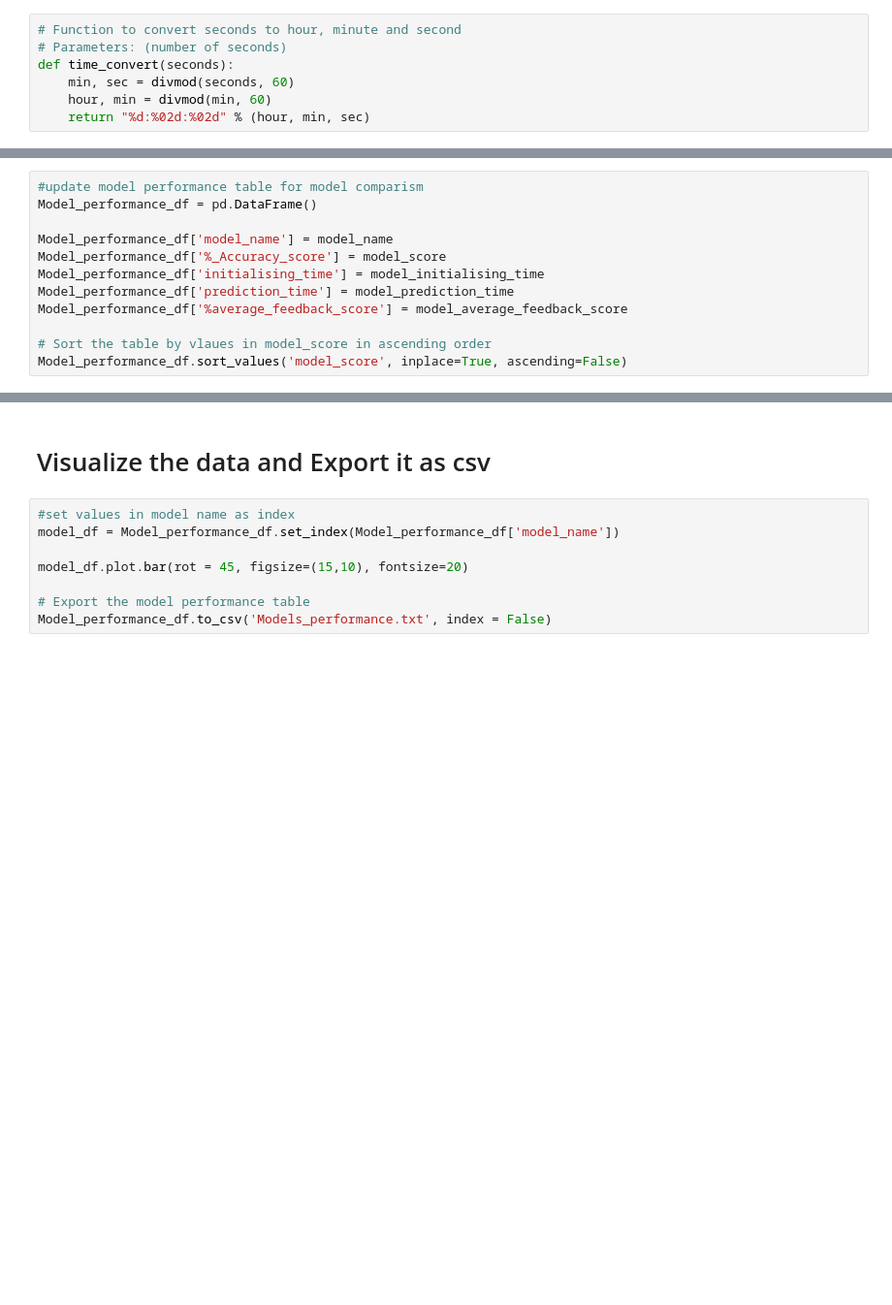
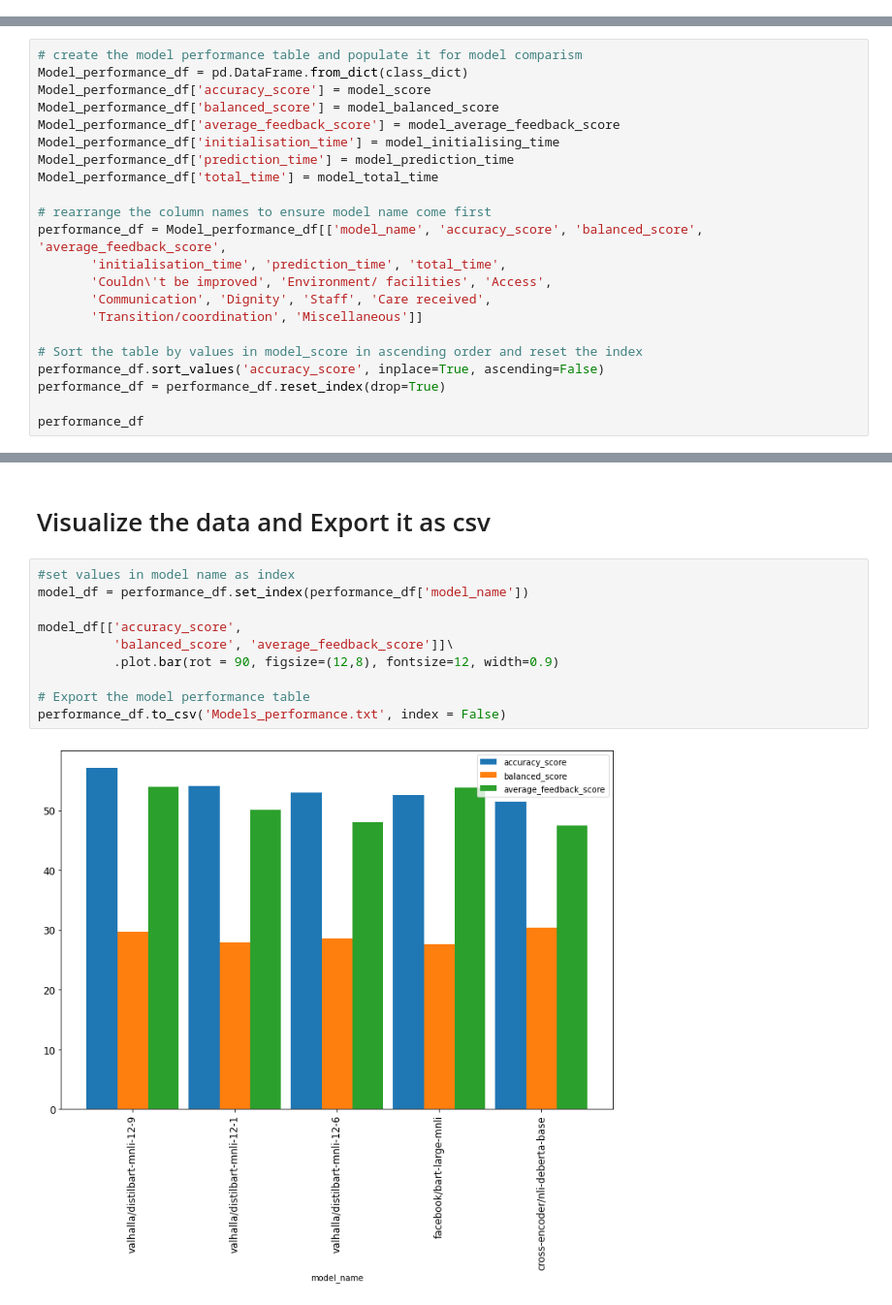
Before and after one commit to CDU-data-science-team/zero-shot, a Jupyter notebook: Patient_Feedback_with_Hugging_Transformer.ipynb, the cells around one changed output, grey strips where cells are left out. Shown: that part at 97% size. Cells and saved outputs as stored; diff of their text form; blank space fills up the shorter version.

Commit message:
Added more performance metrics and visualised them

```diff
--- a/Patient_Feedback_with_Hugging_Transformer.ipynb
+++ b/Patient_Feedback_with_Hugging_Transformer.ipynb
@@ -80,9 +154,2 @@ models = ['cross-encoder/nli-deberta-base']   #for testing the pipeline
-# %%
-# Function to convert seconds to hour, minute and second
-# Parameters: (number of seconds)
-def time_convert(seconds):
-    min, sec = divmod(seconds, 60)
-    hour, min = divmod(min, 60)
-    return "%d:%02d:%02d" % (hour, min, sec)
 # %%
 %%time
@@ -128,12 +217,22 @@ for model in models:
 # %%
-#update model performance table for model comparism
-Model_performance_df = pd.DataFrame()
+# create the model performance table and populate it for model comparism
+Model_performance_df = pd.DataFrame.from_dict(class_dict)
+Model_performance_df['accuracy_score'] = model_score
+Model_performance_df['balanced_score'] = model_balanced_score
+Model_performance_df['average_feedback_score'] = model_average_feedback_score
+Model_performance_df['initialisation_time'] = model_initialising_time
+Model_performance_df['prediction_time'] = model_prediction_time
+Model_performance_df['total_time'] = model_total_time
 
-Model_performance_df['model_name'] = model_name
-Model_performance_df['%_Accuracy_score'] = model_score
-Model_performance_df['initialising_time'] = model_initialising_time
-Model_performance_df['prediction_time'] = model_prediction_time
-Model_performance_df['%average_feedback_score'] = model_average_feedback_score
+# rearrange the column names to ensure model name come first
+performance_df = Model_performance_df[['model_name', 'accuracy_score', 'balanced_score', 'average_feedback_score',
+       'initialisation_time', 'prediction_time', 'total_time',
+       'Couldn\'t be improved', 'Environment/ facilities', 'Access',
+       'Communication', 'Dignity', 'Staff', 'Care received',
+       'Transition/coordination', 'Miscellaneous']]
 
-# Sort the table by vlaues in model_score in ascending order
-Model_performance_df.sort_values('model_score', inplace=True, ascending=False)
+# Sort the table by values in model_score in ascending order and reset the index
+performance_df.sort_values('accuracy_score', inplace=True, ascending=False)
+performance_df = performance_df.reset_index(drop=True)
+
+performance_df
@@ -141,9 +247,13 @@ Model_performance_df.sort_values('model_score', inplace=True, ascending=False)
 # Visualize the data and Export it as csv
 # %%
 #set values in model name as index
-model_df = Model_performance_df.set_index(Model_performance_df['model_name'])
+model_df = performance_df.set_index(performance_df['model_name'])
 
-model_df.plot.bar(rot = 45, figsize=(15,10), fontsize=20)
+model_df[['accuracy_score',
+          'balanced_score', 'average_feedback_score']]\
+          .plot.bar(rot = 90, figsize=(12,8), fontsize=12, width=0.9)
 
 # Export the model performance table
-Model_performance_df.to_csv('Models_performance.txt', index = False)
+performance_df.to_csv('Models_performance.txt', index = False)
+# %% [output]
+[figure, added]
```
Also changed, not shown: parts of 10 cells of this notebook.
